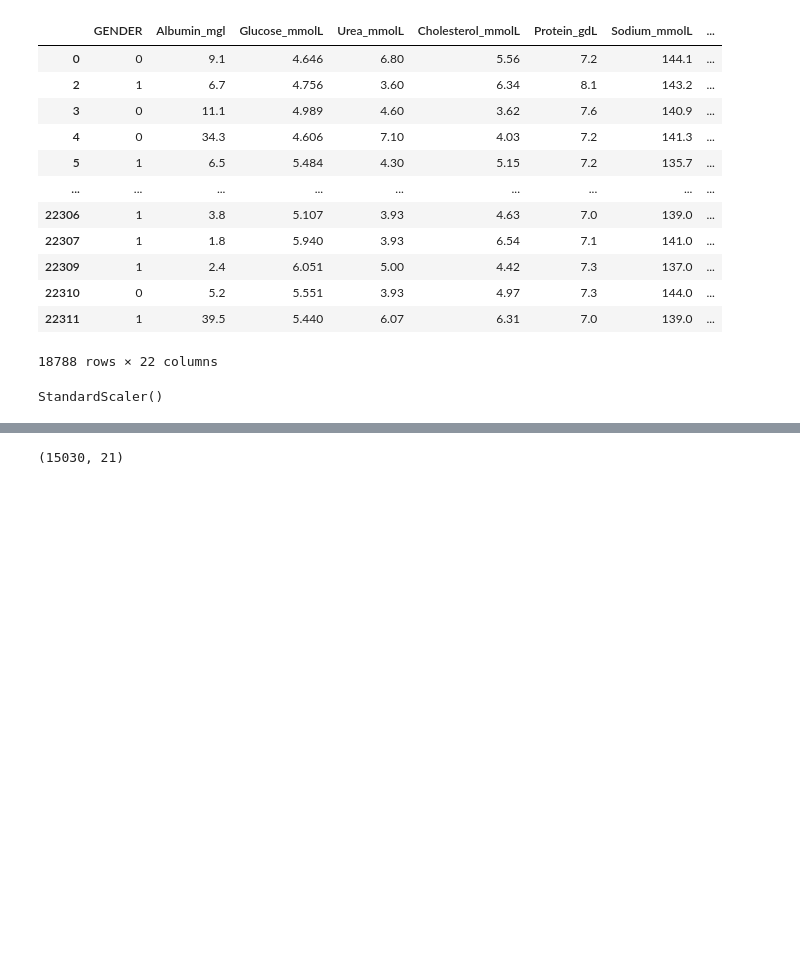
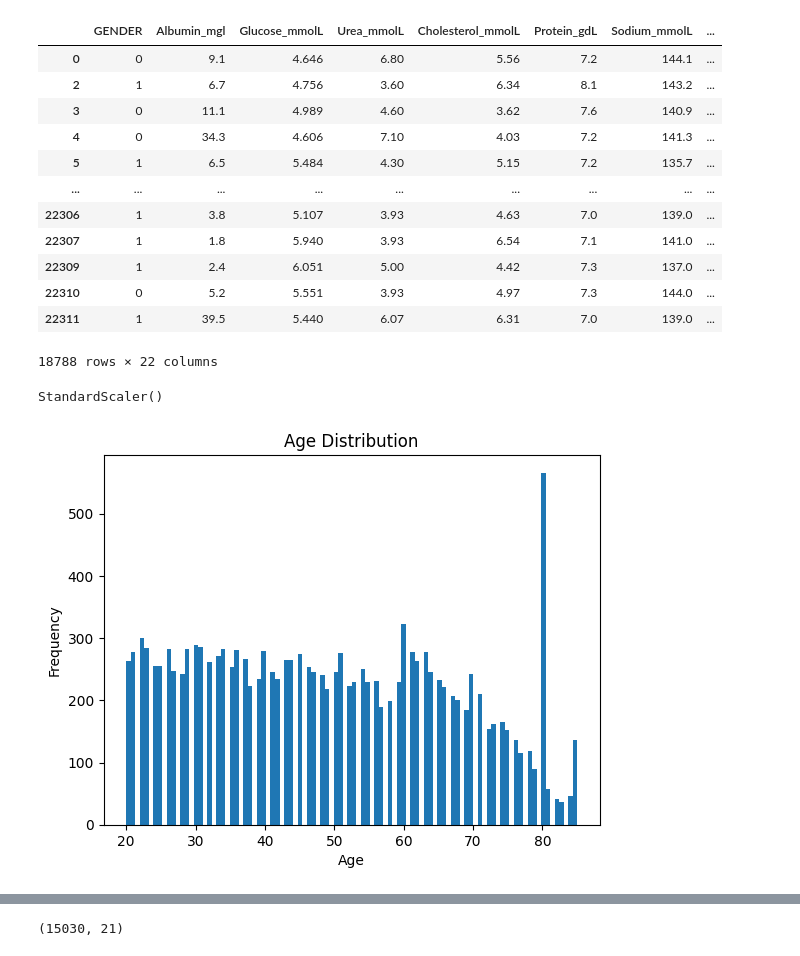
Before and after one commit to whitehatjr1001/AI-age-predictor-, a Jupyter notebook: Agepredection.ipynb, the cells around one changed output, grey strips where cells are left out. Cells and saved outputs as stored; diff of their text form; code cells hidden in the pictures; blank space fills up the shorter version.

```diff
--- a/Agepredection.ipynb
+++ b/Agepredection.ipynb
@@ -122,6 +122,14 @@ StandardScaler()
 # %%
 x=df.drop(['AGE'],axis=1).values
 y=df['AGE'].values
+# %%
+plt.hist(y_train,bins=100)
+plt.xlabel('Age')
+plt.ylabel('Frequency')
+plt.title('Age Distribution')
+plt.show()
+# %% [output]
+[figure, added]
 # %%
 from sklearn.model_selection import train_test_split
 X_train,X_test,y_train,y_test= train_test_split(x,y,test_size=0.2,random_state=10,shuffle=True)
```
Also changed, not shown: parts of 12 cells of this notebook.
